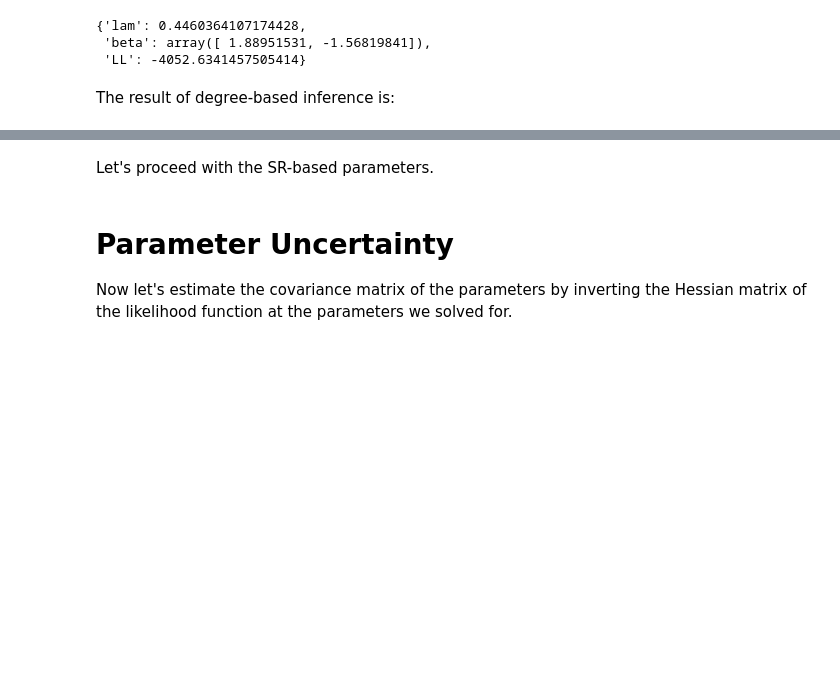
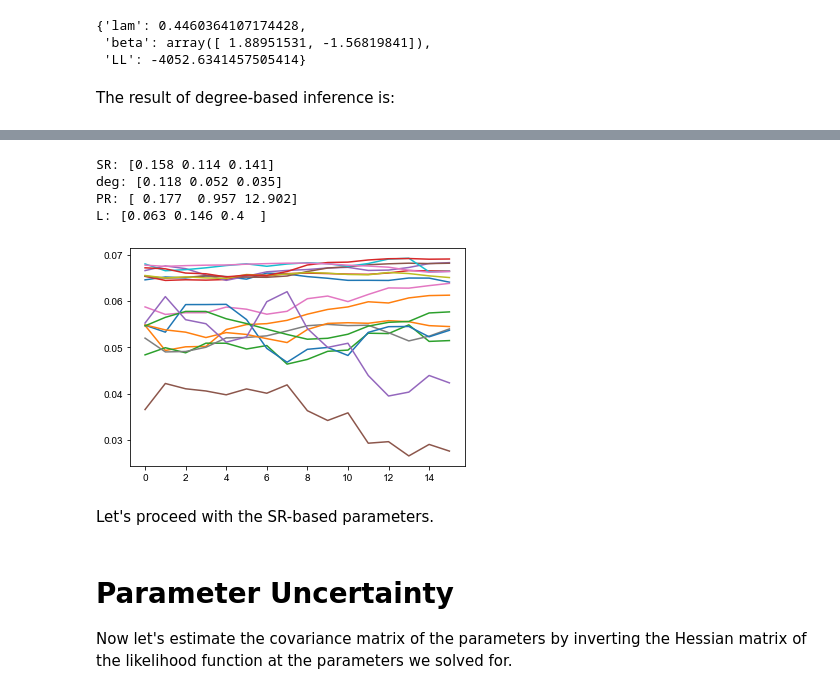
Before and after one commit to PhilChodrow/prestige_reinforcement, a Jupyter notebook: newcomb_frat.ipynb, the cells around one changed output, grey strips where cells are left out. Drawn from its saved outputs; the diff is of its cells as text; code cells hidden in the pictures; blank space fills up the shorter version.

```diff
--- a/newcomb_frat.ipynb
+++ b/newcomb_frat.ipynb
@@ -174,10 +164,10 @@ L_L = model()
 
 def fiedler_vector(A):
     A = (A + A.T)/2 + .01
-    D = np.diag(A.sum(axis = 0))
+    D = np.diag(A.sum(axis = 1))
     L = D - A
     eig = np.linalg.eigh(L)
-    v = eig[1][:,-1]
+    v = eig[1][:,1]
     if v[0] < 0:
         v = -v
     return(v)
@@ -208,3 +242,29 @@ computing parameter vector beta
+# %%
+# batch standard errors
+
+d = {
+    'SR': [L_SR, pars_SR],
+    'deg': [L_deg, pars_deg],
+    'PR': [L_PR, pars_PR],
+    'L' : [L_L, pars_L]
+}
+
+for key in d:
+    L = d[key][0]
+    pars = d[key][1]
+    H = L.estimate_hessian(pars['lam'], pars['beta'])
+    V = np.linalg.inv(-H) # covariance matrix
+    print(key + ': ' + str(np.round(np.sqrt(np.diag(V)), 3)))
+# %% [output]
+SR: [0.158 0.114 0.141]
+deg: [0.118 0.052 0.035]
+PR: [ 0.177  0.957 12.902]
+L: [0.063 0.146 0.4  ]
+# %%
+est = plt.plot(L_L.get_rates().mean(axis = 1))
+est = plt.plot(L_L.get_scores())
+# %% [output]
+[figure, added]
 # %% [markdown]
 Let's proceed with the SR-based parameters.
 # %%
```
Also changed, not shown: parts of 6 cells of this notebook, 5 other files.
